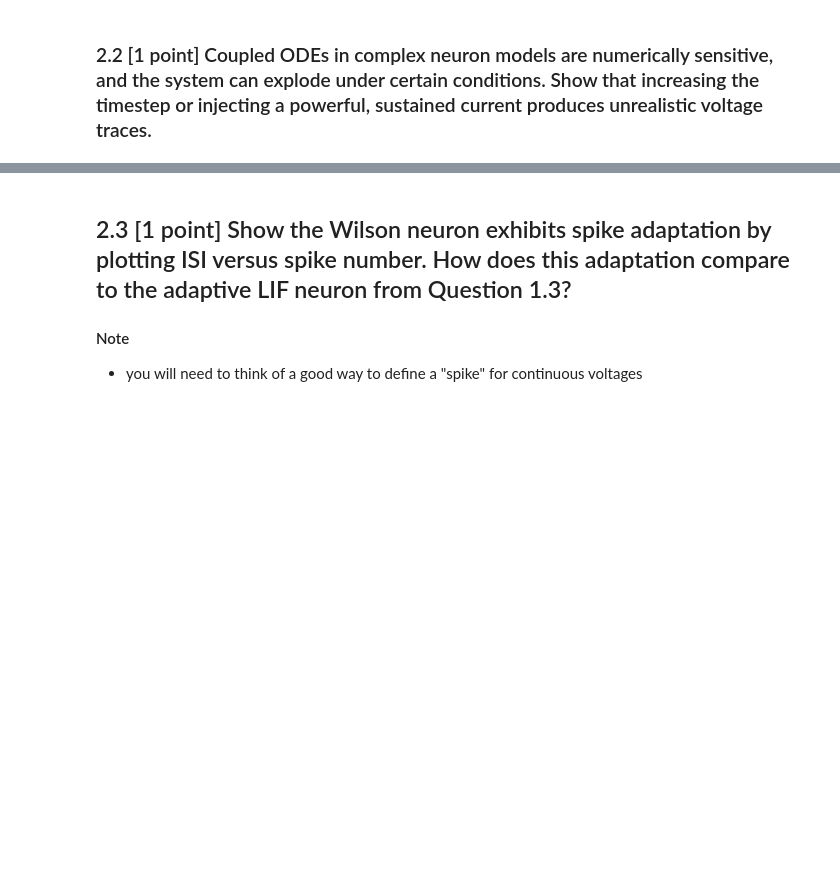
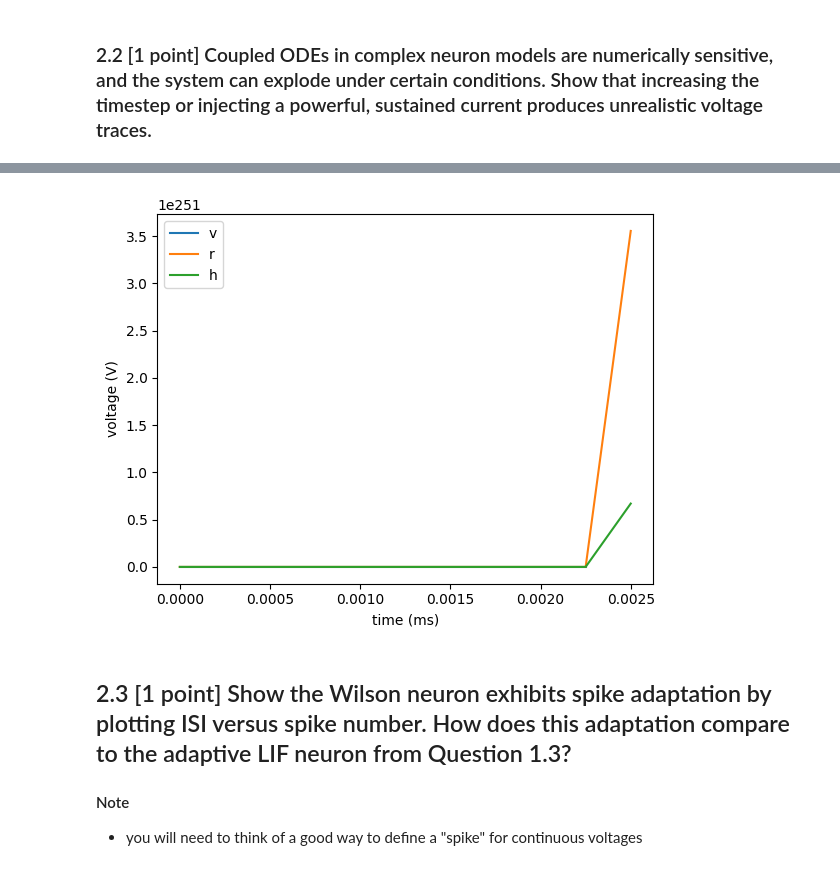
Before and after one commit to draymond63/syde-552, a Jupyter notebook: assignment1.ipynb, the cells around one changed output, grey strips where cells are left out. Saved outputs shown, nothing was run; the diff lists cells and outputs as text; code cells hidden in the pictures; blank space fills up the shorter version.

```diff
--- a/assignment1.ipynb
+++ b/assignment1.ipynb
@@ -396,0 +397,14 @@ plt.show()
+# %%
+# your solution here
+net.restore()
+defaultclock.dt = 0.25*ms # Bad clock timestep
+net.run(3*ms, namespace={'tau_v': tau_v, 'tau_r': tau_r, 'tau_h': tau_h, 'I': I_ext})
+
+fig, ax = plt.subplots()
+ax.plot(p_v.t, p_v.v[0])
+ax.plot(p_r.t, p_r.r[0])
+ax.plot(p_h.t, p_h.h[0])
+ax.set(xlabel='time (ms)', ylabel='voltage (V)')
+ax.legend(['v', 'r', 'h'])
+plt.show()
+# %% [output]
@@ -397,3 +414,4 @@ plt.show()
+[figure, added]
 # %% [markdown]
 ## 2.3 [1 point] Show the Wilson neuron exhibits spike adaptation by plotting ISI versus spike number. How does this adaptation compare to the adaptive LIF neuron from Question 1.3?
 
```
Also changed, not shown: parts of 9 cells of this notebook.
